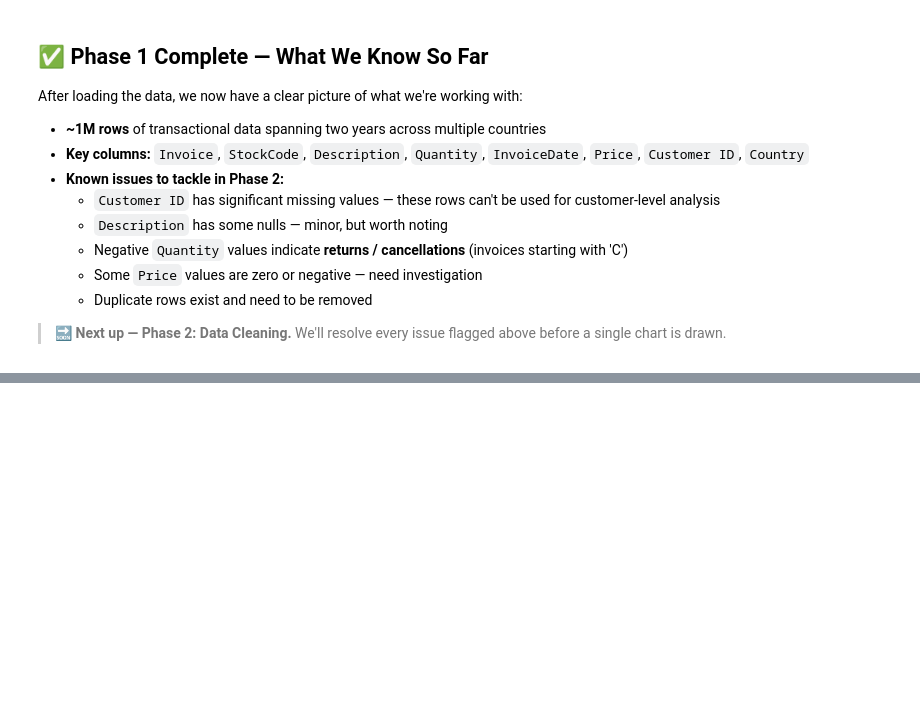
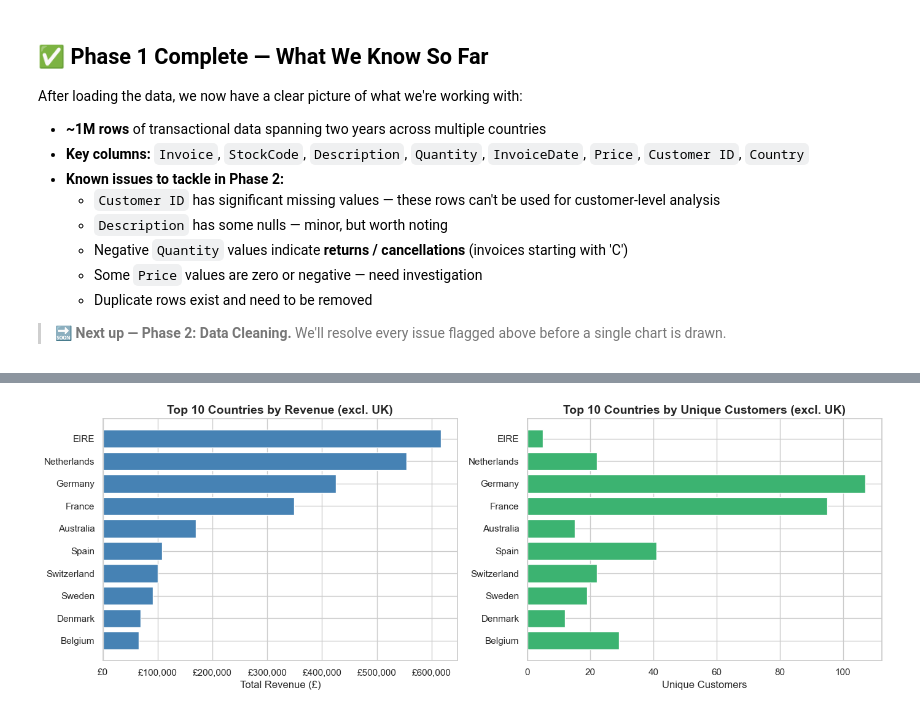
Before and after one commit to asimjamal/Customer-Intelligence-Report, a Jupyter notebook: customer_analytics_eda.ipynb, the cells around one changed output, grey strips where cells are left out. Saved outputs shown, nothing was run; the diff lists cells and outputs as text; code cells hidden in the pictures; blank space fills up the shorter version.

```diff
--- a/customer_analytics_eda.ipynb
+++ b/customer_analytics_eda.ipynb
@@ -338,0 +617,34 @@ New columns added: TotalRevenue, Year, Month, YearMonth
+# %%
+# ── 3.7  Plot: Top 10 Countries excl. UK ─────────────────────────────────────
+
+query_ex_uk = """
+    SELECT Country,
+           ROUND(SUM(TotalRevenue), 2) AS TotalRevenue,
+           COUNT(DISTINCT [Customer ID]) AS Customers
+    FROM sales
+    WHERE Country != 'United Kingdom'
+    GROUP BY Country
+    ORDER BY TotalRevenue DESC
+    LIMIT 10
+"""
+top_countries = pd.read_sql(query_ex_uk, conn)
+
+fig, axes = plt.subplots(1, 2, figsize=(14, 5))
+
+# Revenue
+axes[0].barh(top_countries['Country'][::-1],
+             top_countries['TotalRevenue'][::-1], color='steelblue')
+axes[0].xaxis.set_major_formatter(mticker.FuncFormatter(lambda x, _: f'£{x:,.0f}'))
+axes[0].set_title('Top 10 Countries by Revenue (excl. UK)')
+axes[0].set_xlabel('Total Revenue (£)')
+
+# Customer count
+axes[1].barh(top_countries['Country'][::-1],
+             top_countries['Customers'][::-1], color='mediumseagreen')
+axes[1].set_title('Top 10 Countries by Unique Customers (excl. UK)')
+axes[1].set_xlabel('Unique Customers')
+
+plt.tight_layout()
+plt.show()
+# %% [output]
+[figure, added]
```
Also changed, not shown: parts of 29 cells of this notebook.
